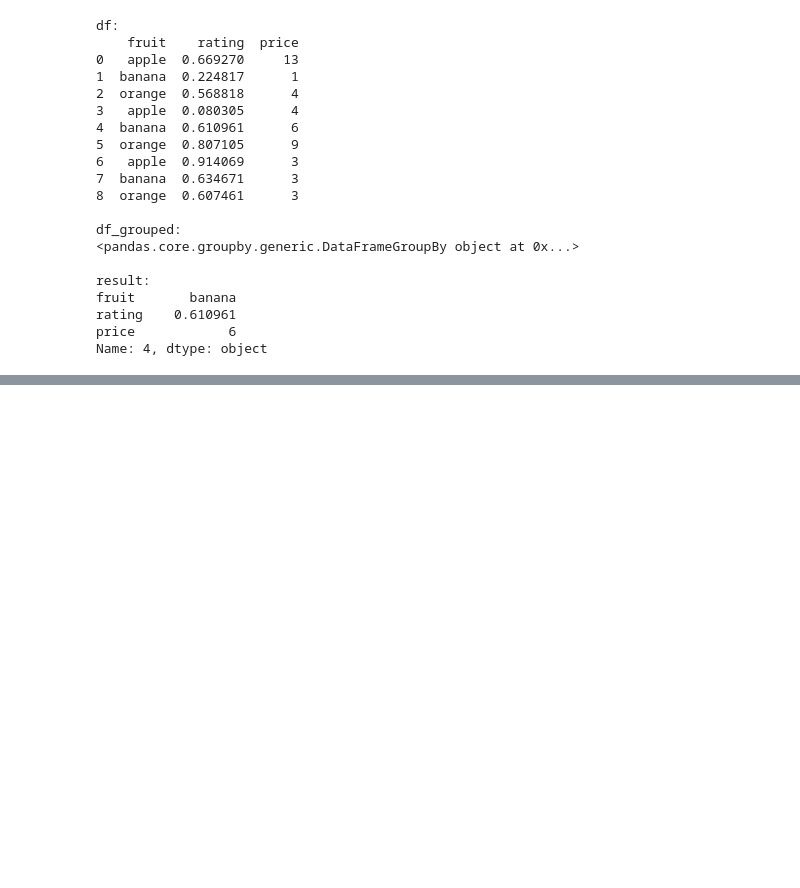
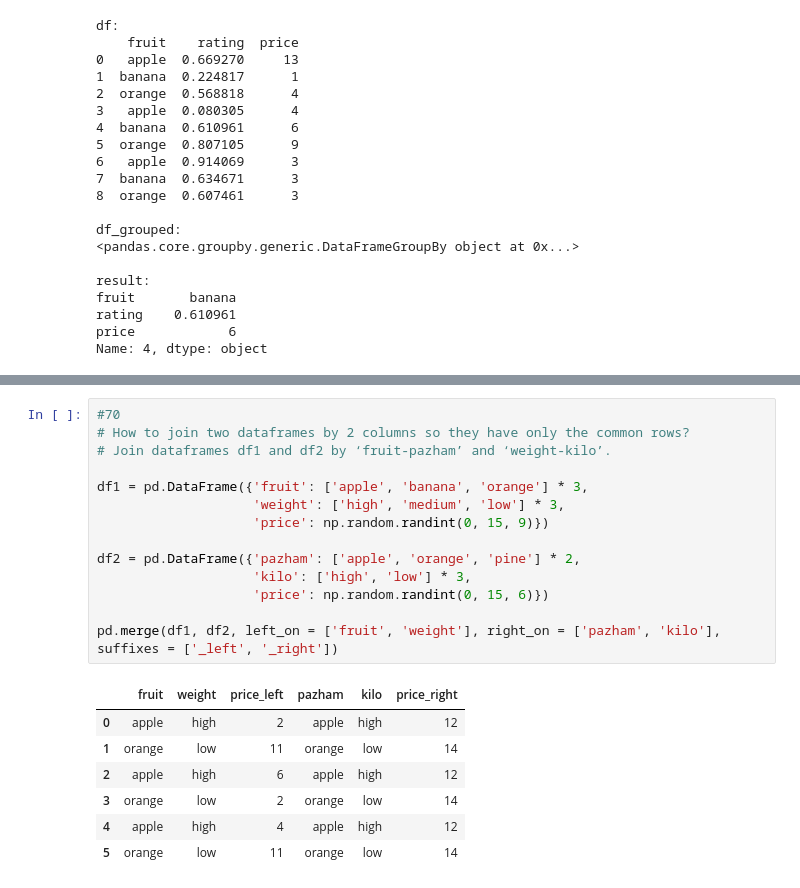
Before and after one commit to ian-james-johnson/numpy_pandas_visualization_exercises, a Jupyter notebook: 101_pandas_exercises.ipynb, the cells around one changed output, grey strips where cells are left out. Cells and saved outputs as stored; diff of their text form; blank space fills up the shorter version.

```diff
--- a/101_pandas_exercises.ipynb
+++ b/101_pandas_exercises.ipynb
@@ -1400,0 +1413,22 @@ Name: 1, dtype: object
+# %%
+#70
+# How to join two dataframes by 2 columns so they have only the common rows?
+# Join dataframes df1 and df2 by ‘fruit-pazham’ and ‘weight-kilo’.
+
+df1 = pd.DataFrame({'fruit': ['apple', 'banana', 'orange'] * 3,
+                    'weight': ['high', 'medium', 'low'] * 3,
+                    'price': np.random.randint(0, 15, 9)})
+
+df2 = pd.DataFrame({'pazham': ['apple', 'orange', 'pine'] * 2,
+                    'kilo': ['high', 'low'] * 3,
+                    'price': np.random.randint(0, 15, 6)})
+
+pd.merge(df1, df2, left_on = ['fruit', 'weight'], right_on = ['pazham', 'kilo'], suffixes = ['_left', '_right'])
+# %% [output]
+|  | fruit | weight | price_left | pazham | kilo | price_right |
+| 0 | apple | high | 2 | apple | high | 12 |
+| 1 | orange | low | 11 | orange | low | 14 |
+| 2 | apple | high | 6 | apple | high | 12 |
+| 3 | orange | low | 2 | orange | low | 14 |
+| 4 | apple | high | 4 | apple | high | 12 |
+| 5 | orange | low | 11 | orange | low | 14 |
```
Also changed, not shown: parts of 4 cells of this notebook.
